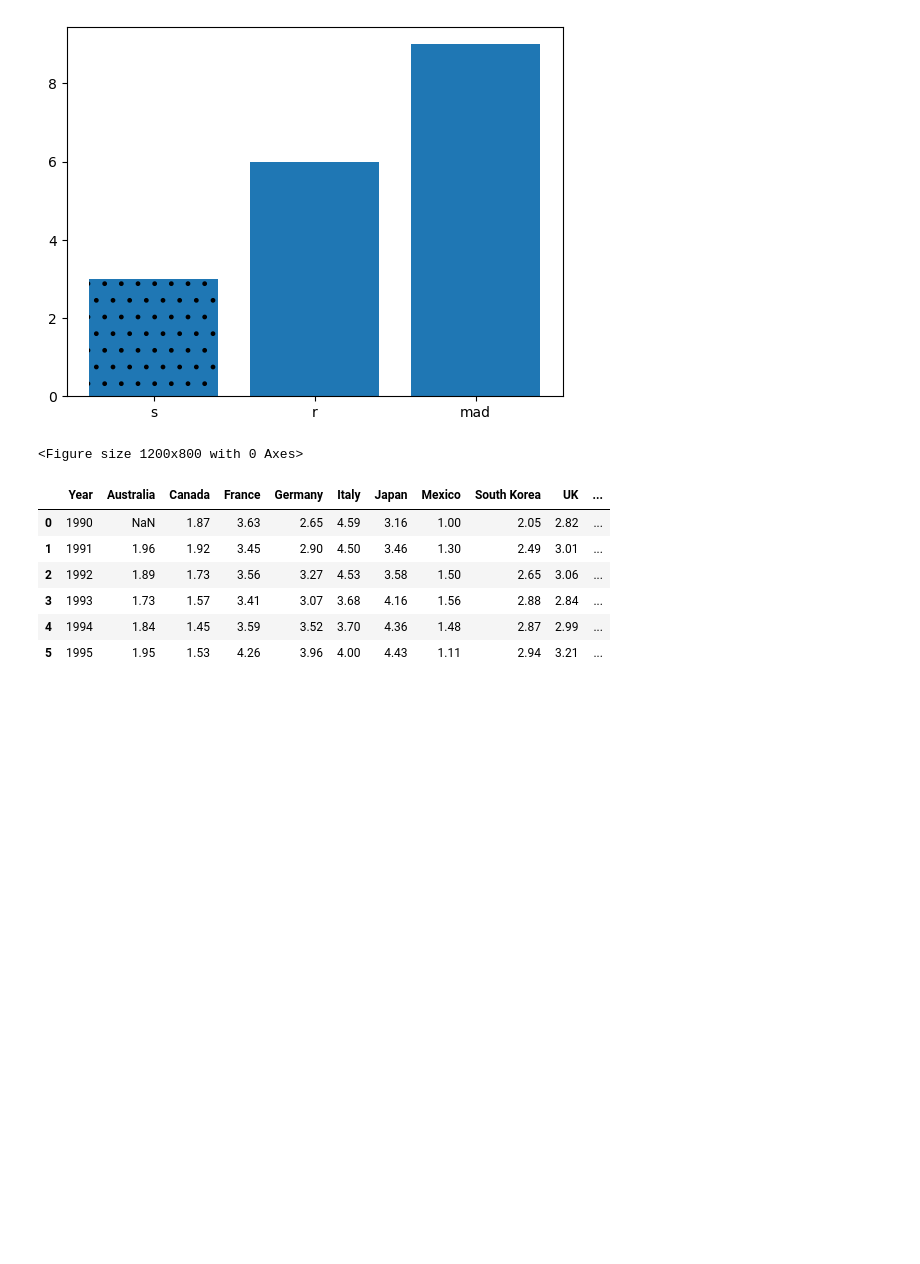
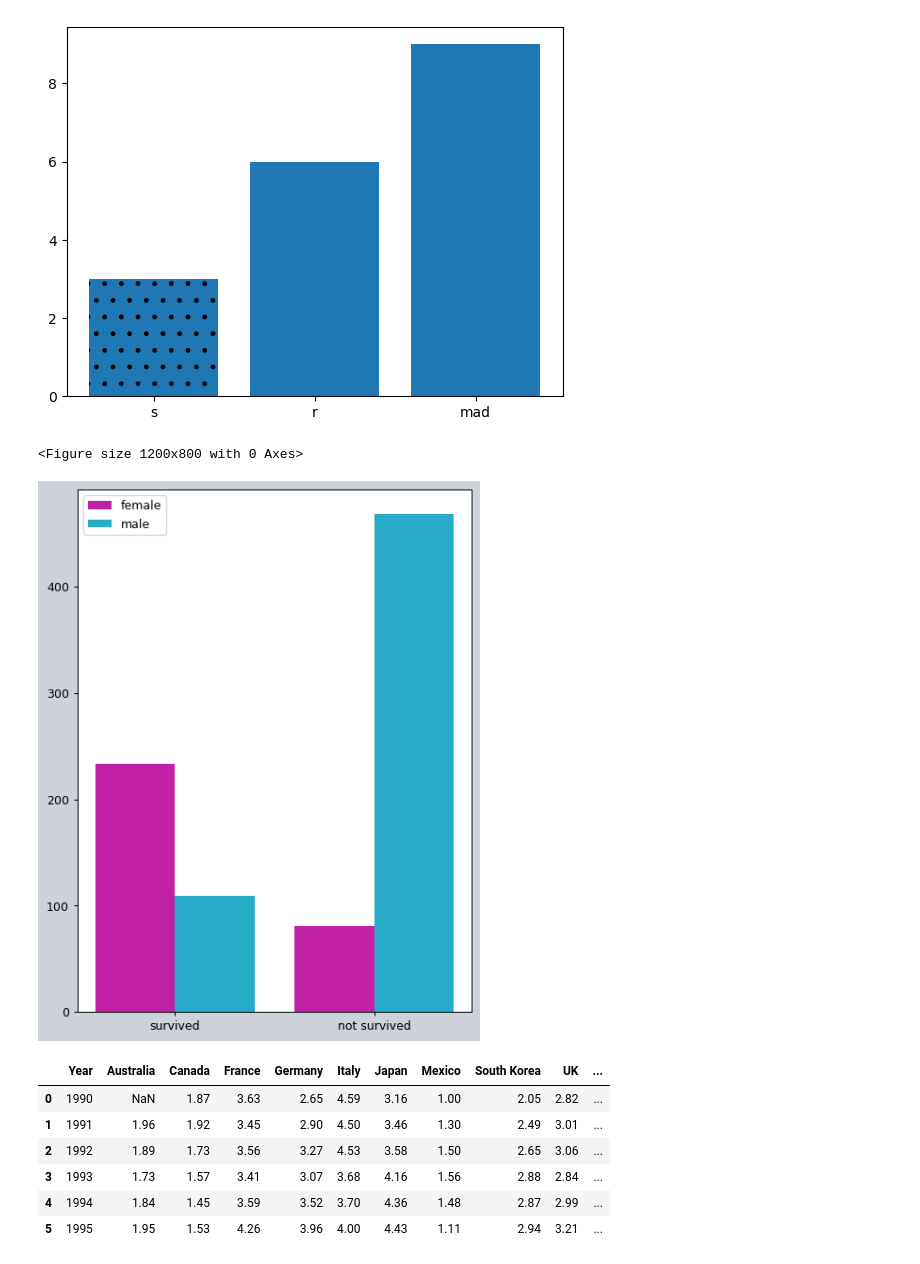
Before and after one commit to sucremad/IntroDataScience, a Jupyter notebook: matplotlib/matplotlib.ipynb, the cells around one changed output. Cells and saved outputs as stored; diff of their text form; code cells hidden in the pictures; blank space fills up the shorter version.

```diff
--- a/matplotlib/matplotlib.ipynb
+++ b/matplotlib/matplotlib.ipynb
@@ -190,6 +190,41 @@ plt.show()
 # %% [output]
 [figure]
 <Figure size 1200x800 with 0 Axes>
+# %%
+#Create a new figure
+plt.figure(figsize=(6,8), dpi=90, facecolor='#CDD1D9')
+
+#number of survived female passenger
+sfemale = data.loc[(data.Sex == 'female') & (data.Survived==1)].count()[0]
+
+#number of not survived female passenger
+nfemale = data.loc[(data.Sex == 'female') & (data.Survived==0)].count()[0]
+
+#number of survived male passenger
+smale = data.loc[(data.Sex == 'male') & (data.Survived==1)].count()[0]
+
+#number of not survived male passenger
+nmale = data.loc[(data.Sex == 'male') & (data.Survived==0)].count()[0]
+
+labels = ['survived','not survived']
+
+f=[sfemale,nfemale]
+n=[smale,nmale]
+
+w=0.4
+
+bar1 = np.arange(len(labels))
+bar2 = [i+w for i in bar1]
+
+plt.bar(bar1,f,w, label='female',color='#C122A5')
+plt.bar(bar2,n,w, label='male', color='#28ABC9')
+
+plt.xticks(bar1+.2,labels)
+plt.legend()
+
+plt.show()
+# %% [output]
+[figure, added]
 # %%
 f = pd.read_csv('gas_prices.csv')
 f.head(6)
```
Also changed, not shown: parts of 1 cell of this notebook.
